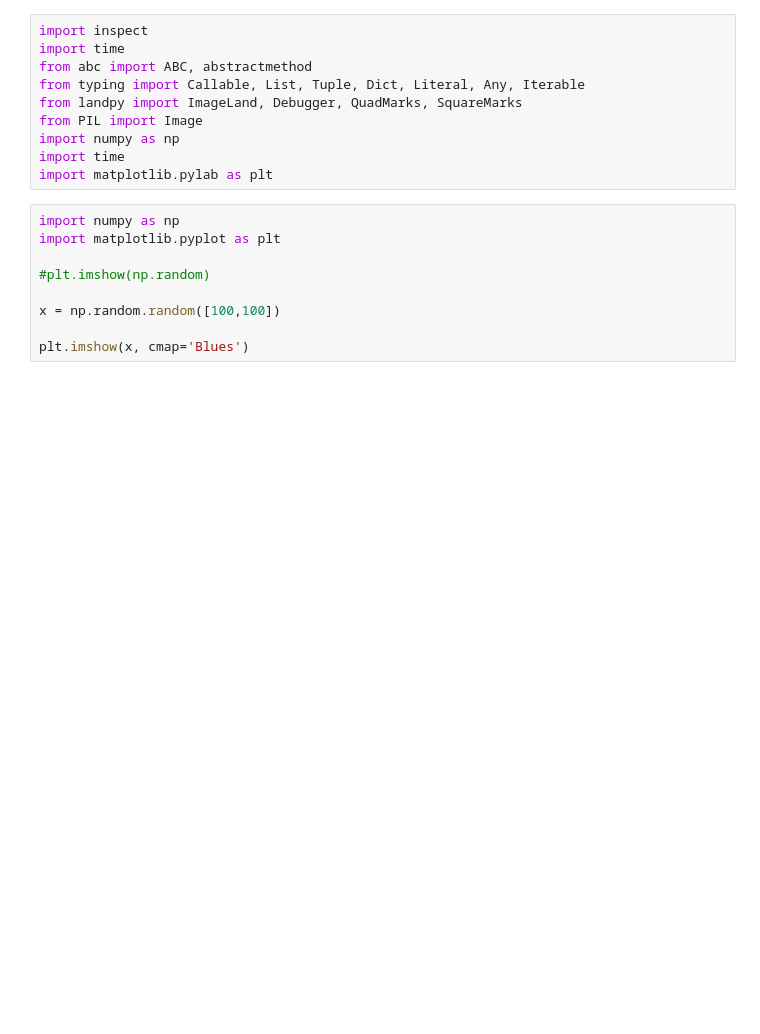
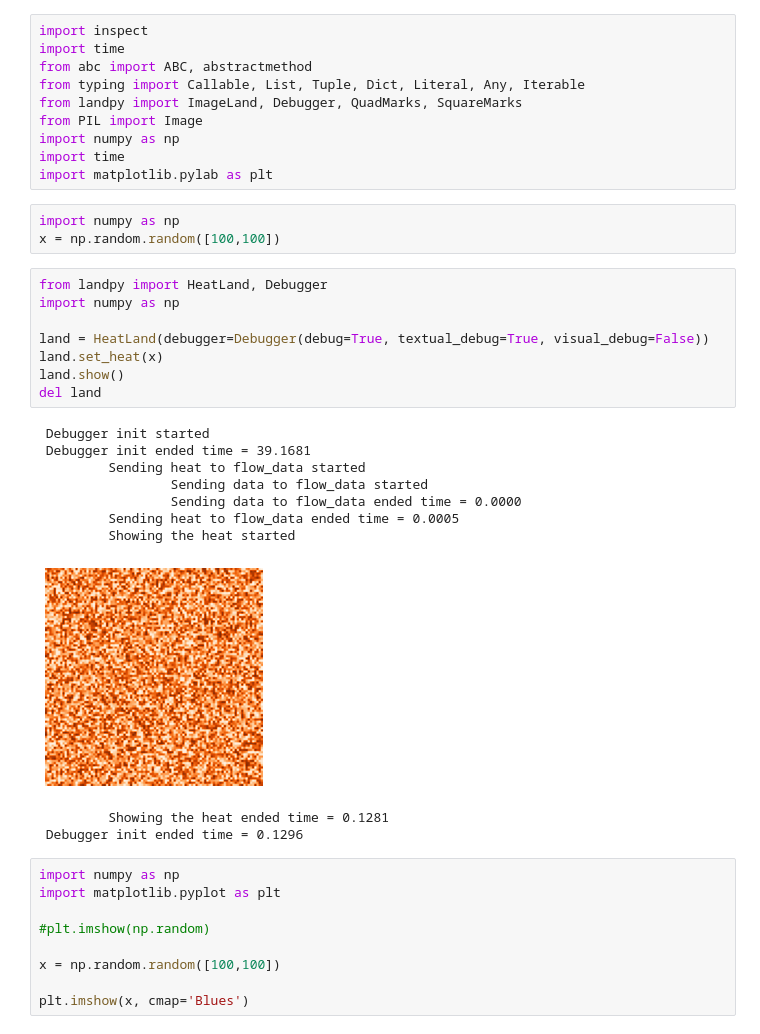
Before and after one commit to bateni1380/landpy, a Jupyter notebook: CodeFlow.ipynb, the cells around one changed output. Drawn from its saved outputs; the diff is of its cells as text; blank space fills up the shorter version.

```diff
--- a/CodeFlow.ipynb
+++ b/CodeFlow.ipynb
@@ -8,6 +8,28 @@ from PIL import Image
 import numpy as np
 import time
 import matplotlib.pylab as plt
+# %%
+import numpy as np
+x = np.random.random([100,100])
+# %%
+from landpy import HeatLand, Debugger
+import numpy as np
+
+land = HeatLand(debugger=Debugger(debug=True, textual_debug=True, visual_debug=False))
+land.set_heat(x)
+land.show()
+del land
+# %% [output]
+ Debugger init started
+ Debugger init ended time = 39.1681
+         Sending heat to flow_data started
+                 Sending data to flow_data started
+                 Sending data to flow_data ended time = 0.0000
+         Sending heat to flow_data ended time = 0.0005
+         Showing the heat started
+[figure, added]
+         Showing the heat ended time = 0.1281
+ Debugger init ended time = 0.1296
 # %%
 import numpy as np
 import matplotlib.pyplot as plt
```
Also changed, not shown: parts of 4 cells of this notebook, 6 other files.
